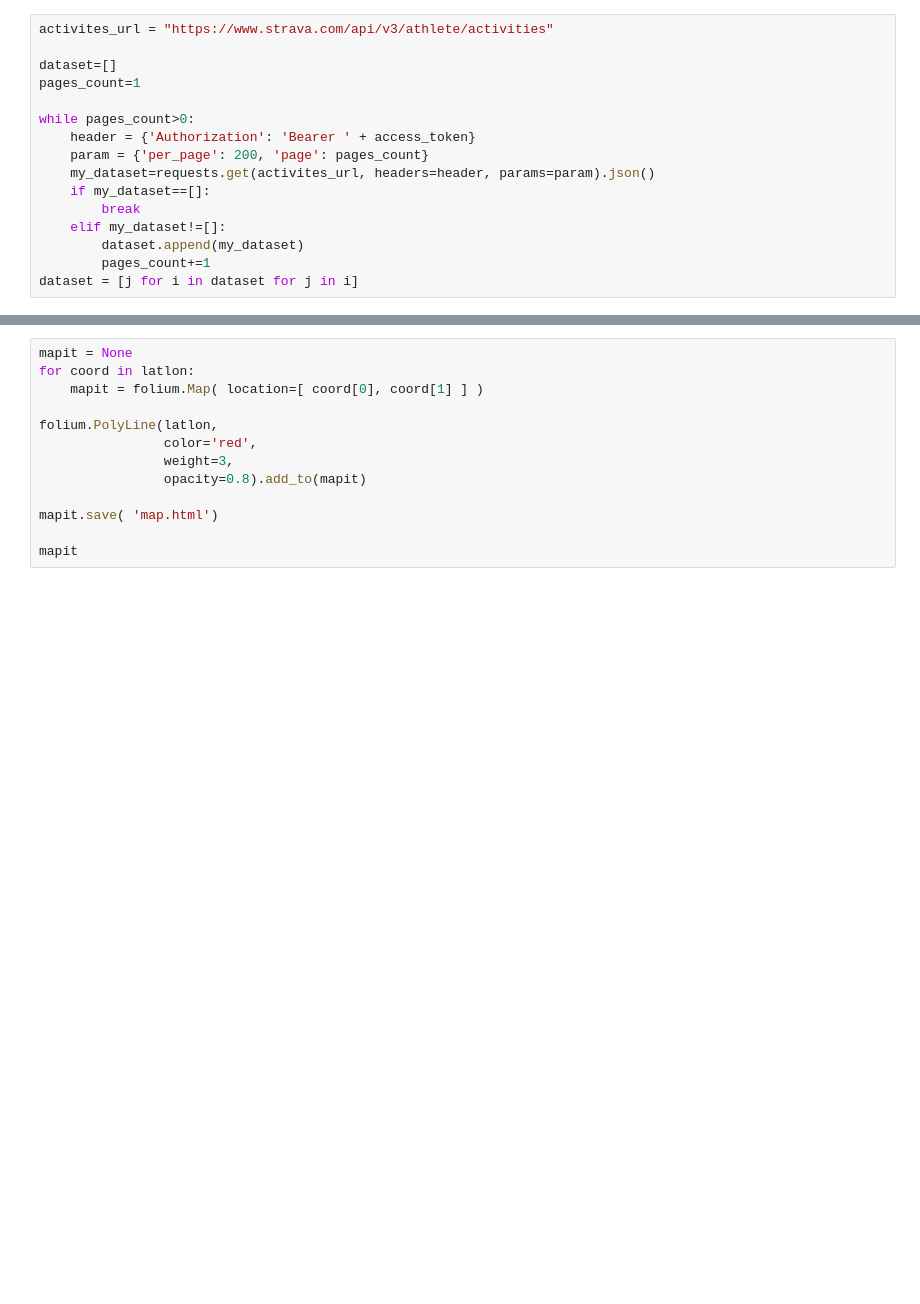
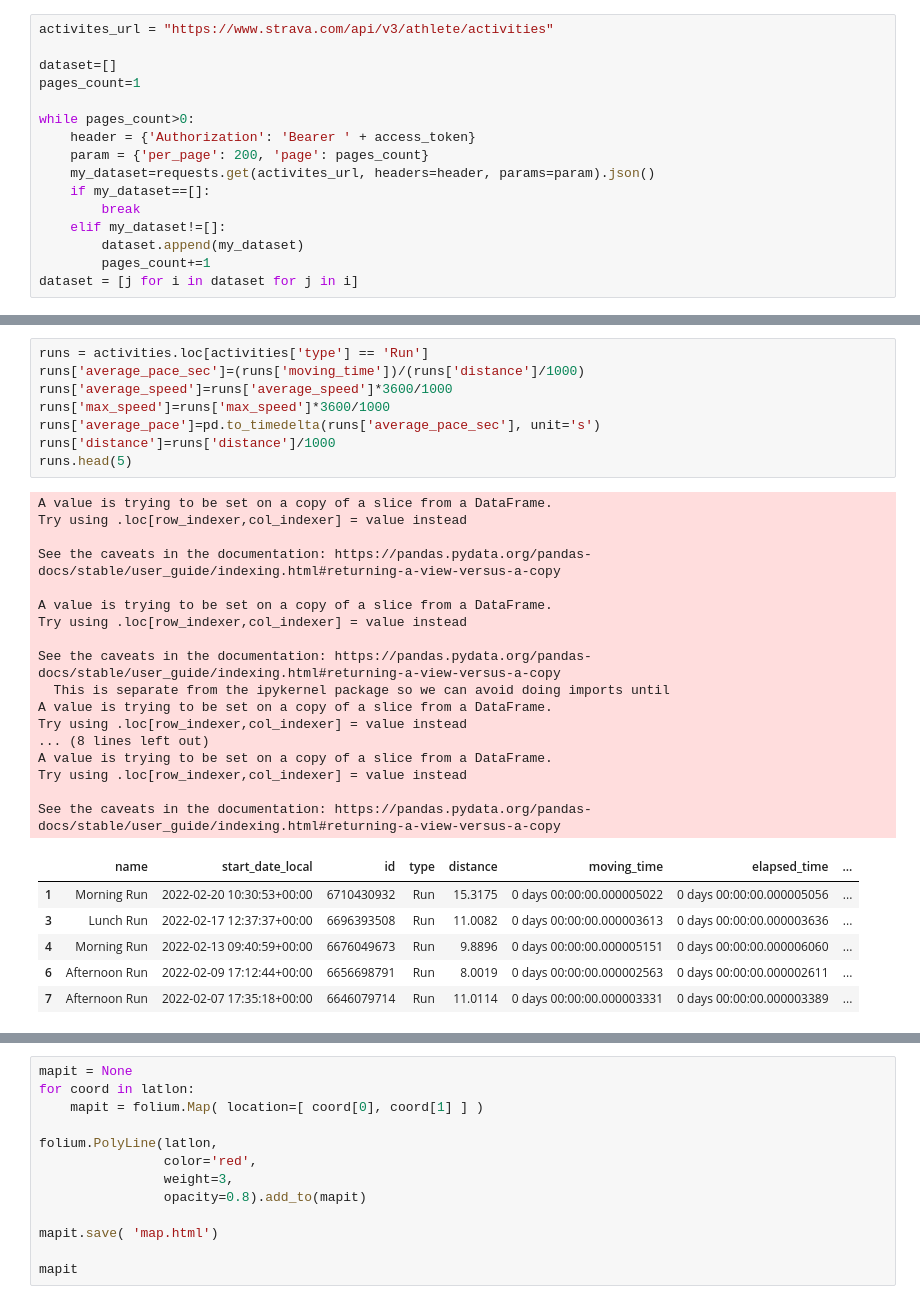
Before and after one commit to ivanrepi/random-datasets, a Jupyter notebook: strava_api.ipynb, the cells around one changed output, grey strips where cells are left out. Saved outputs shown, nothing was run; the diff lists cells and outputs as text; blank space fills up the shorter version.

```diff
--- a/strava_api.ipynb
+++ b/strava_api.ipynb
@@ -137 +155,33 @@ Name: type, dtype: int64
+# %%
+runs = activities.loc[activities['type'] == 'Run']
+runs['average_pace_sec']=(runs['moving_time'])/(runs['distance']/1000)
+runs['average_speed']=runs['average_speed']*3600/1000
+runs['max_speed']=runs['max_speed']*3600/1000
+runs['average_pace']=pd.to_timedelta(runs['average_pace_sec'], unit='s')
+runs['distance']=runs['distance']/1000
+runs.head(5)
+# %% [output]
+A value is trying to be set on a copy of a slice from a DataFrame.
+Try using .loc[row_indexer,col_indexer] = value instead
+
+See the caveats in the documentation: https://pandas.pydata.org/pandas-docs/stable/user_guide/indexing.html#returning-a-view-versus-a-copy
+
+A value is trying to be set on a copy of a slice from a DataFrame.
+Try using .loc[row_indexer,col_indexer] = value instead
+
+See the caveats in the documentation: https://pandas.pydata.org/pandas-docs/stable/user_guide/indexing.html#returning-a-view-versus-a-copy
+  This is separate from the ipykernel package so we can avoid doing imports until
+A value is trying to be set on a copy of a slice from a DataFrame.
+Try using .loc[row_indexer,col_indexer] = value instead
+... (8 lines left out)
+A value is trying to be set on a copy of a slice from a DataFrame.
+Try using .loc[row_indexer,col_indexer] = value instead
+
+See the caveats in the documentation: https://pandas.pydata.org/pandas-docs/stable/user_guide/indexing.html#returning-a-view-versus-a-copy
+|  | name | start_date_local | id | type | distance | moving_time | elapsed_time | ... |
+| 1 | Morning Run | 2022-02-20 10:30:53+00:00 | 6710430932 | Run | 15.3175 | 0 days 00:00:00.000005022 | 0 days 00:00:00.000005056 | ... |
+| 3 | Lunch Run | 2022-02-17 12:37:37+00:00 | 6696393508 | Run | 11.0082 | 0 days 00:00:00.000003613 | 0 days 00:00:00.000003636 | ... |
+| 4 | Morning Run | 2022-02-13 09:40:59+00:00 | 6676049673 | Run | 9.8896 | 0 days 00:00:00.000005151 | 0 days 00:00:00.000006060 | ... |
+| 6 | Afternoon Run | 2022-02-09 17:12:44+00:00 | 6656698791 | Run | 8.0019 | 0 days 00:00:00.000002563 | 0 days 00:00:00.000002611 | ... |
+| 7 | Afternoon Run | 2022-02-07 17:35:18+00:00 | 6646079714 | Run | 11.0114 | 0 days 00:00:00.000003331 | 0 days 00:00:00.000003389 | ... |
 # %%
```
Also changed, not shown: parts of 12 cells of this notebook, 3 other files.
